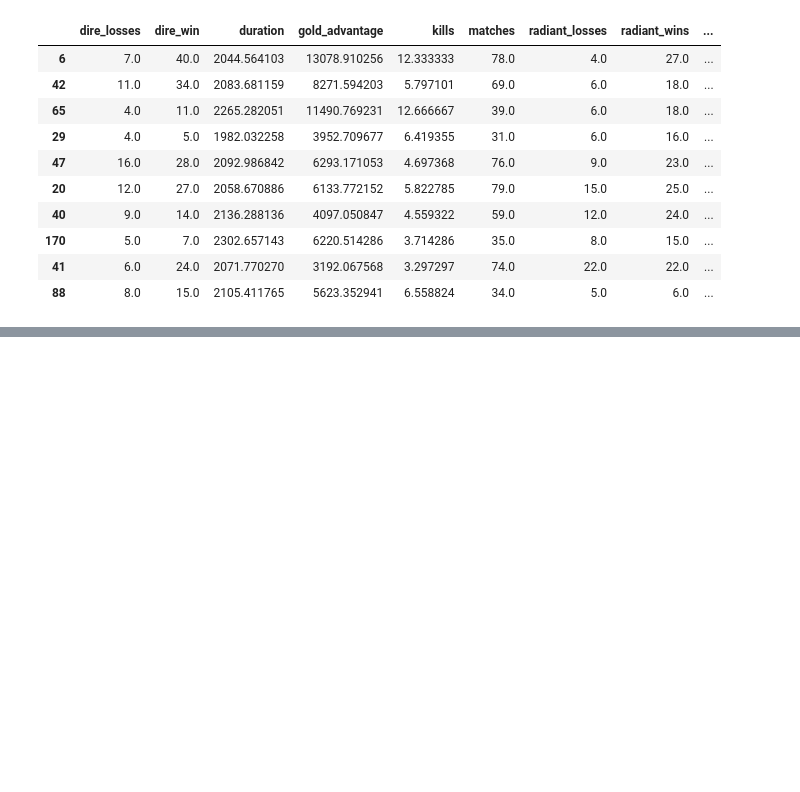
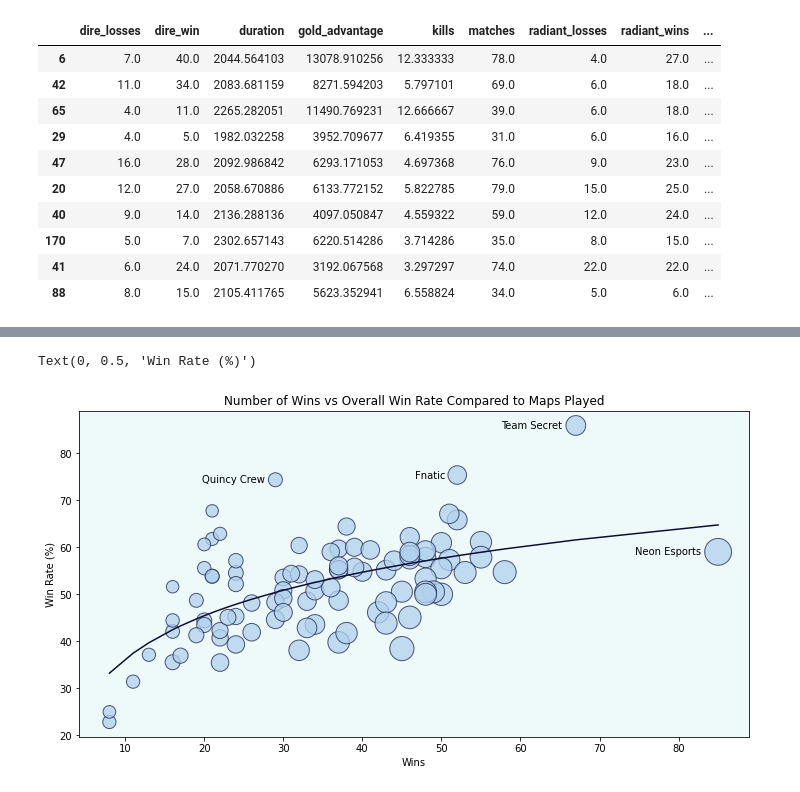
Before and after one commit to jpcajanding/dota2_teams_performance, a Jupyter notebook: visualization.ipynb, the cells around one changed output, grey strips where cells are left out. Drawn from its saved outputs; the diff is of its cells as text; code cells hidden in the pictures; blank space fills up the shorter version.

```diff
--- a/visualization.ipynb
+++ b/visualization.ipynb
@@ -217,0 +294,56 @@ fig.show()
+# %%
+patch_wins = results['patch_wins'].to_numpy().reshape((-1,1))
+patch_wins = np.log(patch_wins)
+
+log_lin_reg = LinearRegression()
+
+log_lin_reg.fit(patch_wins, (results['patch_win_rate']*100).to_numpy())
+curve_fit = log_lin_reg.predict(patch_wins)
+# %%
+annotate_teams = results.nlargest(n=3, columns='patch_win_rate', keep='first')
+annotate_teams = annotate_teams.append(results.nlargest(n=1, columns='patch_wins', keep='first'))
+# %%
+fig, ax = plt.subplots(figsize=(12,6))
+
+plt.title("Number of Wins vs Overall Win Rate Compared to Maps Played")
+ax.set_facecolor('#eef9f9')
+
+ax.scatter(x=results['patch_wins'],
+           y=results['patch_win_rate']*100,
+           s=results['matches']*5,
+           c='#b1d2ee',
+           edgecolors='#1a214e',
+           alpha=0.75)
+ax.plot(results['patch_wins'].sort_values(), np.sort(curve_fit),
+        c='#0e0c34')
+
+# Can't automate these annotations yet
+ax.annotate(annotate_teams['name'].iloc[0],
+            xy=(annotate_teams['patch_wins'].iloc[0], annotate_teams['patch_win_rate'].iloc[0]*100),
+            xytext=(-75, -3),
+            xycoords=('data', 'data'),
+            textcoords='offset points',
+            fontsize=10)
+ax.annotate(annotate_teams['name'].iloc[1],
+            xy=(annotate_teams['patch_wins'].iloc[1], annotate_teams['patch_win_rate'].iloc[1]*100),
+            xytext=(-42, -3),
+            xycoords=('data', 'data'),
+            textcoords='offset points',
+            fontsize=10)
+ax.annotate(annotate_teams['name'].iloc[2],
+            xy=(annotate_teams['patch_wins'].iloc[2], annotate_teams['patch_win_rate'].iloc[2]*100),
+            xytext=(-73, -3),
+            xycoords=('data', 'data'),
+            textcoords='offset points',
+            fontsize=10)
+ax.annotate(annotate_teams['name'].iloc[3],
+            xy=(annotate_teams['patch_wins'].iloc[3], annotate_teams['patch_win_rate'].iloc[3]*100),
+            xytext=(-83, -3),
+            xycoords=('data', 'data'),
+            textcoords='offset points',
+            fontsize=10)
+ax.set_xlabel('Wins')
+ax.set_ylabel('Win Rate (%)')
+# %% [output]
+Text(0, 0.5, 'Win Rate (%)')
+[figure, added]
```
Also changed, not shown: parts of 10 cells of this notebook, 1 other file.
